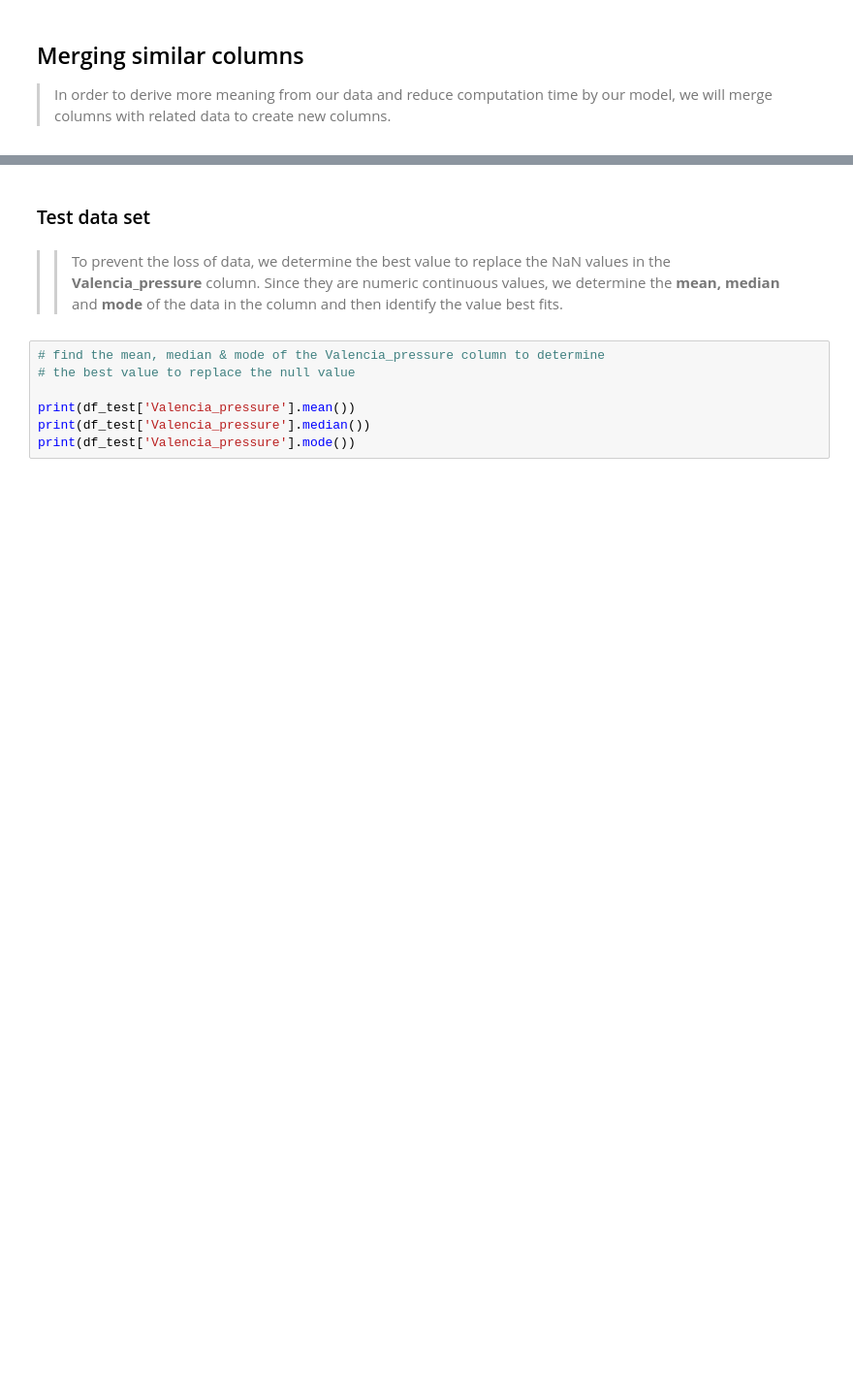
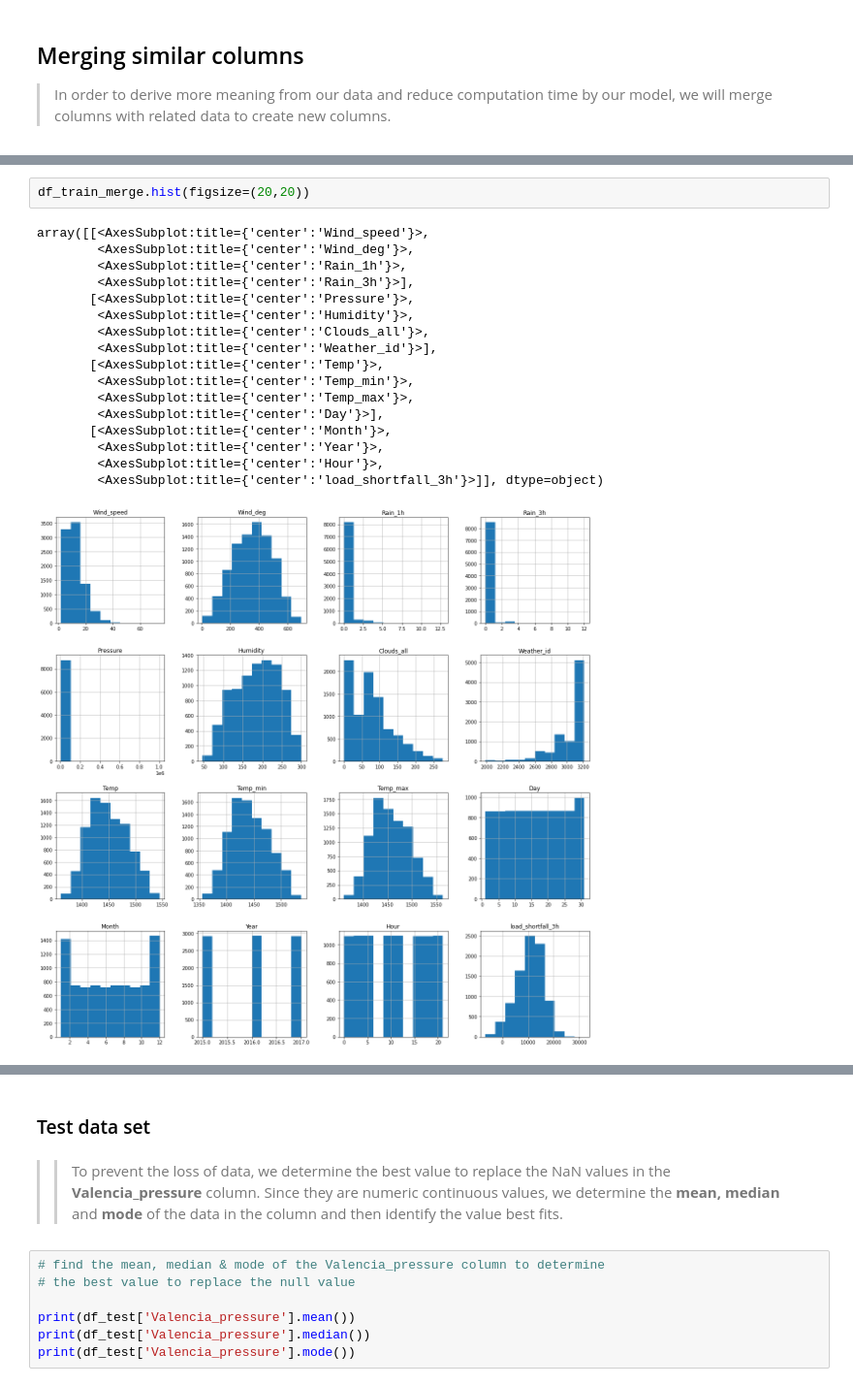
Before and after one commit to pcf26536/TeamNM5, a Jupyter notebook: starter-notebook.ipynb, the cells around one changed output, grey strips where cells are left out. Shown at 97% size. Cells and saved outputs as stored; diff of their text form; blank space fills up the shorter version.

```diff
--- a/starter-notebook.ipynb
+++ b/starter-notebook.ipynb
@@ -582,0 +520,20 @@ df_train_merge.isnull().sum()
+# %%
+df_train_merge.hist(figsize=(20,20))
+# %% [output]
+array([[<AxesSubplot:title={'center':'Wind_speed'}>,
+        <AxesSubplot:title={'center':'Wind_deg'}>,
+        <AxesSubplot:title={'center':'Rain_1h'}>,
+        <AxesSubplot:title={'center':'Rain_3h'}>],
+       [<AxesSubplot:title={'center':'Pressure'}>,
+        <AxesSubplot:title={'center':'Humidity'}>,
+        <AxesSubplot:title={'center':'Clouds_all'}>,
+        <AxesSubplot:title={'center':'Weather_id'}>],
+       [<AxesSubplot:title={'center':'Temp'}>,
+        <AxesSubplot:title={'center':'Temp_min'}>,
+        <AxesSubplot:title={'center':'Temp_max'}>,
+        <AxesSubplot:title={'center':'Day'}>],
+       [<AxesSubplot:title={'center':'Month'}>,
+        <AxesSubplot:title={'center':'Year'}>,
+        <AxesSubplot:title={'center':'Hour'}>,
+        <AxesSubplot:title={'center':'load_shortfall_3h'}>]], dtype=object)
+[figure, added]
```
Also changed, not shown: parts of 101 cells of this notebook, 7 other files.
